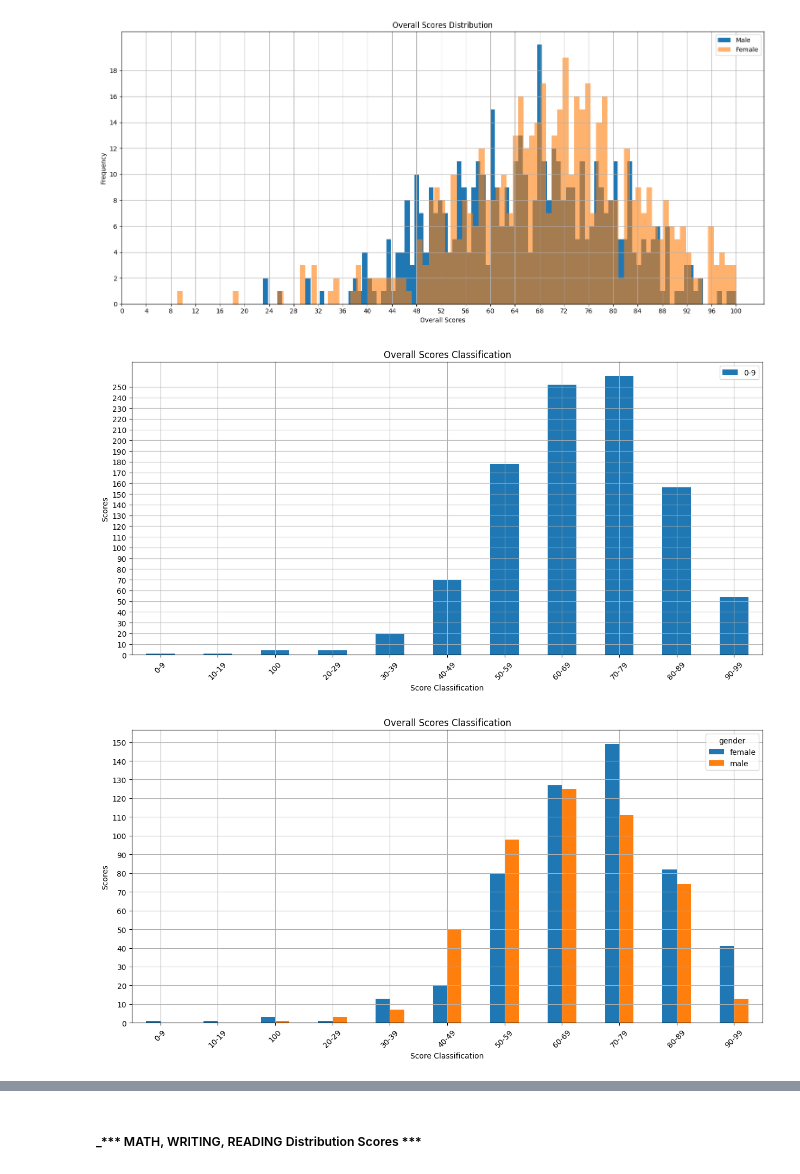
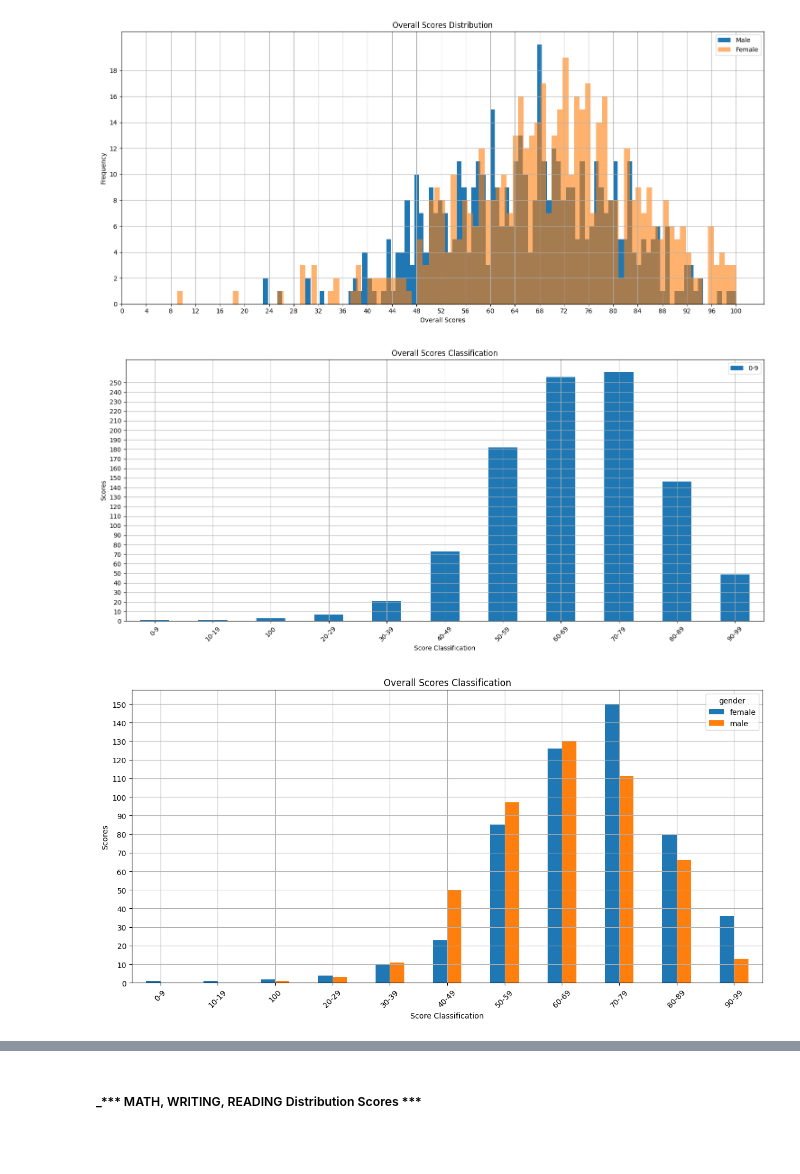
Before and after one commit to LuisPastranaLemus/Python-Github_VENV, a Jupyter notebook: Projects/Project_StudentsPerformanceExams/Notebooks/students_performance_exams.ipynb, the cells around one changed output, grey strips where cells are left out. Cells and saved outputs as stored; diff of their text form; code cells hidden in the pictures; blank space fills up the shorter version.

```diff
--- a/Projects/Project_StudentsPerformanceExams/Notebooks/students_performance_exams.ipynb
+++ b/Projects/Project_StudentsPerformanceExams/Notebooks/students_performance_exams.ipynb
@@ -7,6 +12,7 @@ import pprint
 from pathlib import Path
 import pandas as pd
 from matplotlib import pyplot as plt
+import seaborn as sns
 
 # Define project root dynamically, gets the current directory from whick the notebook belongs and moves one level upper
 project_root = Path.cwd().parent
@@ -20,4 +26,11 @@ from src import *
 
 # Build route to CSV and upload
 csv_path = project_root / "Data" / "Raw" / "StudentsPerformance.csv"
-df_students = load_csv(str(csv_path))
+
+if csv_path.exists():
+
+    df_students = load_csv(str(csv_path))
+
+else:
+    print(f"File {csv_path} does not exist. Please check the path and try again.")
+    sys.exit(1)
@@ -140,28 +186,7 @@ The std measures how much the data vary from the mean.
 ##### _*** Overall Mean Scores ***_
 # %%
 def score_classification(score):
-    if score <= 10:
-        return '0-9'
-    elif 9 < score <= 19:
-        return '10-19'
-    elif 19 < score <= 29:
-        return '20-29'
-    elif 29 < score <= 39:
-        return '30-39'
-    elif 39 < score <= 49:
-        return '40-49'
-    elif 49 < score <= 59:
-        return '50-59'
-    elif 59 < score <= 69:
-        return '60-69'
-    elif 69 < score <= 79:
-        return '70-79'
-    elif 79 < score <= 89:
-        return '80-89'
-    elif 89 < score <= 99:
-        return '90-99'
-    else:
-        return '100'
+    return f"{int(score // 10 * 10)}-{int(score // 10 * 10 + 9)}" if score < 100 else "100"
 
 print("*** Overall scores ***")
 print()
@@ -288,20 +318,21 @@ plt.show()
 # %%
 score_classification_counts = df_students.groupby('score_classification')['overall_scores'].count()
 
 graph = score_classification_counts.plot(kind='bar',
                                  title='Overall Scores Classification',
                                  xlabel='Score Classification',
                                  ylabel='Scores',
                                  figsize=(15, 7),
                                  grid=True)
 
 graph.set_yticks(range(0, 260, 10))
 
 plt.legend(['0-9', '10-19', '20-29', '30-39', '40-49', '50-59', '60-69', '70-79', '80-89', '90-99', '100'])
 plt.xticks(rotation=45)
+plt.tight_layout()
 plt.show()
 # %% [output]
-[figure, old version]
+[figure, new version]
 # %%
 score_classification_counts = df_students.groupby(['score_classification', 'gender'])['overall_scores'].count().unstack()
 
@@ -316,7 +347,7 @@ graph.set_yticks(range(0, 160, 10))
 plt.tight_layout
 plt.show()
 # %% [output]
-[figure, old version]
+[figure, new version]
 # %%
 df_pvt_ovrl_scr_lnch = df_students.pivot_table(index='score_classification',
                                                columns='lunch',
```
Also changed, not shown: parts of 29 cells of this notebook, 1 other file.
